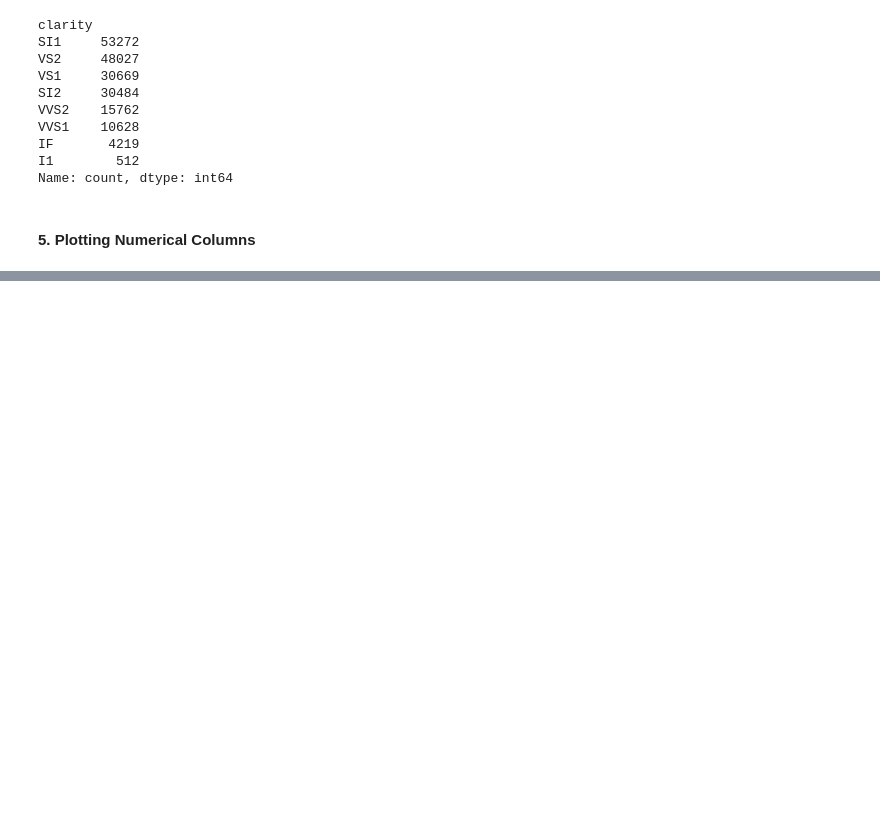
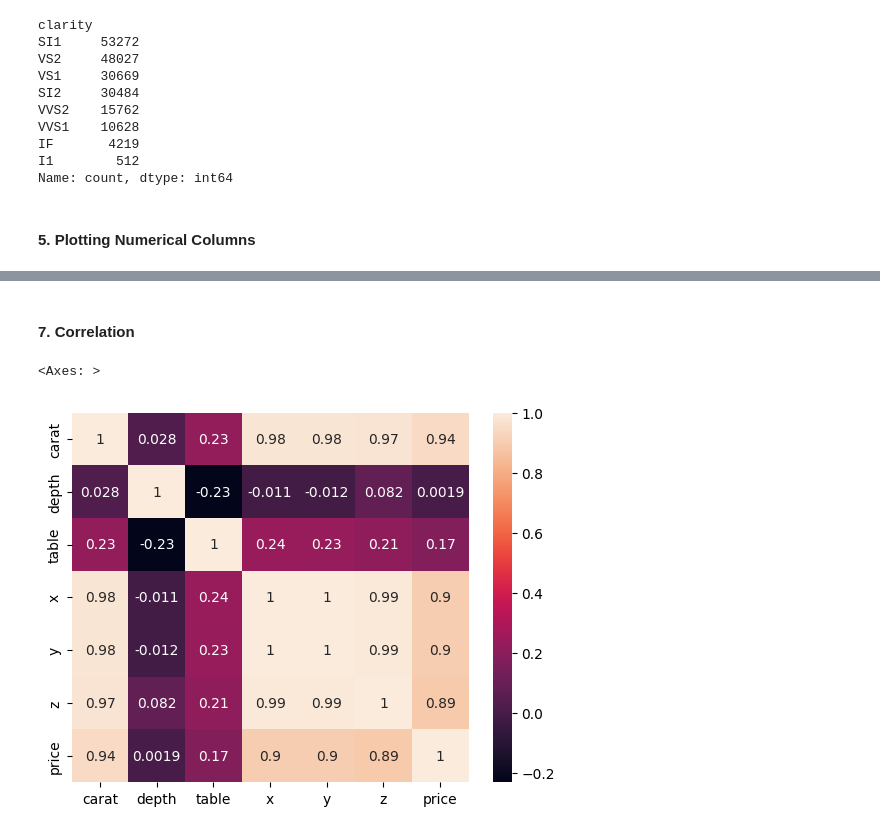
Before and after one commit to Santhoshgithub22/Diamond_Price_Prediction, a Jupyter notebook: notebooks/EDA.ipynb, the cells around one changed output, grey strips where cells are left out. Cells and saved outputs as stored; diff of their text form; code cells hidden in the pictures; blank space fills up the shorter version.

```diff
--- a/notebooks/EDA.ipynb
+++ b/notebooks/EDA.ipynb
@@ -220,0 +244,7 @@ KeyboardInterrupt:
+# %% [markdown]
+#### 7. Correlation
+# %%
+sns.heatmap(df.corr(numeric_only=True), annot=True)
+# %% [output]
+<Axes: >
+[figure, added]
```
Also changed, not shown: parts of 20 cells of this notebook.
